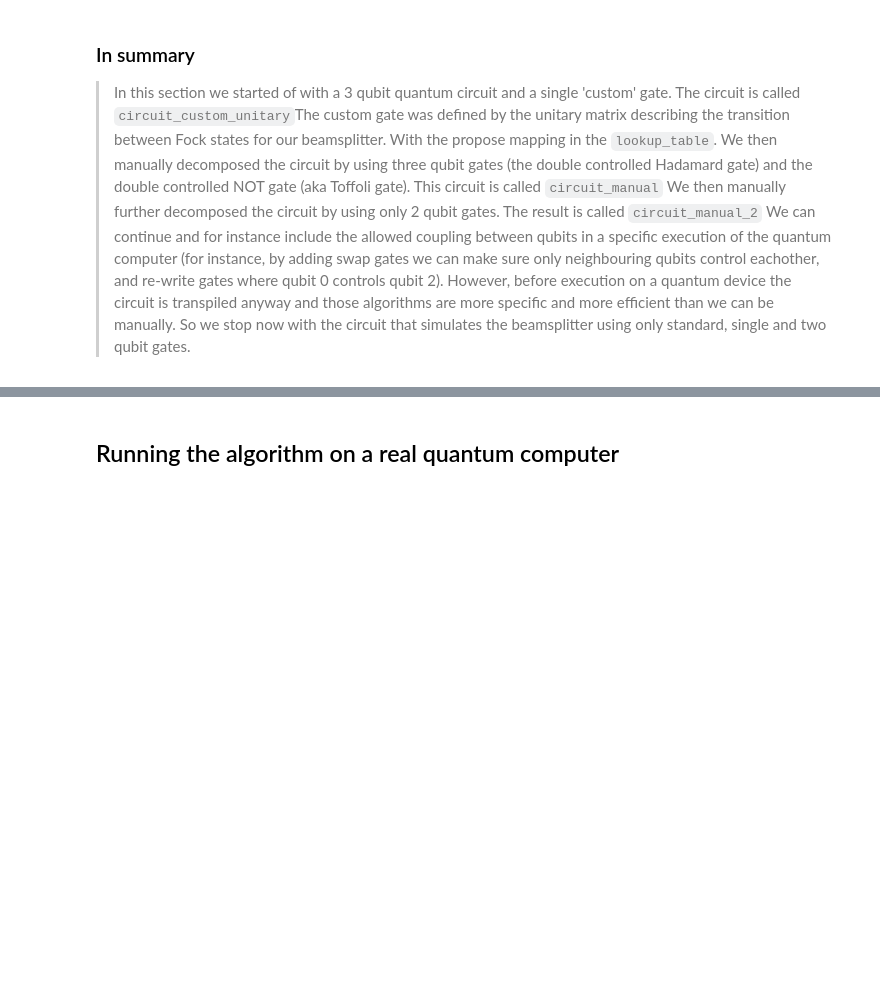
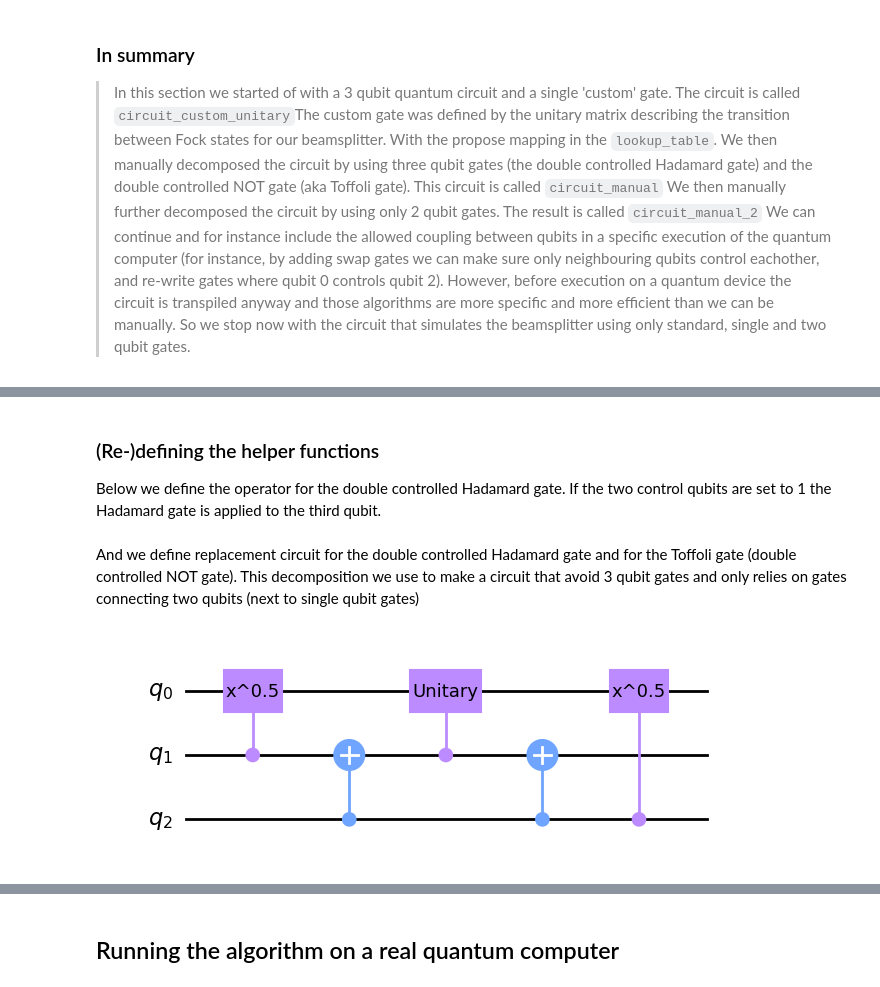
Before and after one commit to robhendrik/HOMsimulation, a Jupyter notebook: Simulation_of_the_HOM_effect_on_a_quantum_computer.ipynb, the cells around one changed output, grey strips where cells are left out. Saved outputs shown, nothing was run; the diff lists cells and outputs as text; code cells hidden in the pictures; blank space fills up the shorter version.

```diff
--- a/Simulation_of_the_HOM_effect_on_a_quantum_computer.ipynb
+++ b/Simulation_of_the_HOM_effect_on_a_quantum_computer.ipynb
@@ -862,0 +879,3 @@ We can continue and for instance include the allowed coupling between qubits in
+# %% [markdown]
+### (Re-)defining the helper functions
+Below we define the operator for the double controlled Hadamard gate. If the two control qubits are set to 1 the Hadamard gate is applied to the third qubit.
@@ -862,0 +895,17 @@ We can continue and for instance include the allowed coupling between qubits in
+# %% [markdown]
+And we define replacement circuit for the double controlled Hadamard gate and for the Toffoli gate (double controlled NOT gate). This decomposition we use to make a circuit that avoid 3 qubit gates and only relies on gates connecting two qubits (next to single qubit gates)
+# %%
+# Define the circuit to replace the double controlled NOT gate (aka Toffoli gate) by a circuit using only 2 bit gates.
+from qiskit.circuit.library import XGate
+gate = XGate().power(1/2).control(1)
+
+from qiskit import QuantumCircuit
+circuit_CCX = QuantumCircuit(3)
+circuit_CCX.append(gate, [1,0])
+circuit_CCX.cnot(target_qubit=1, control_qubit=2)
+circuit_CCX.append(gate.inverse(), [1,0])
+circuit_CCX.cnot(target_qubit=1, control_qubit=2)
+circuit_CCX.append(gate, [2,0])
+circuit_CCX.draw('mpl')
+# %% [output]
+[figure, added]
```
Also changed, not shown: parts of 37 cells of this notebook, 12 other files.
